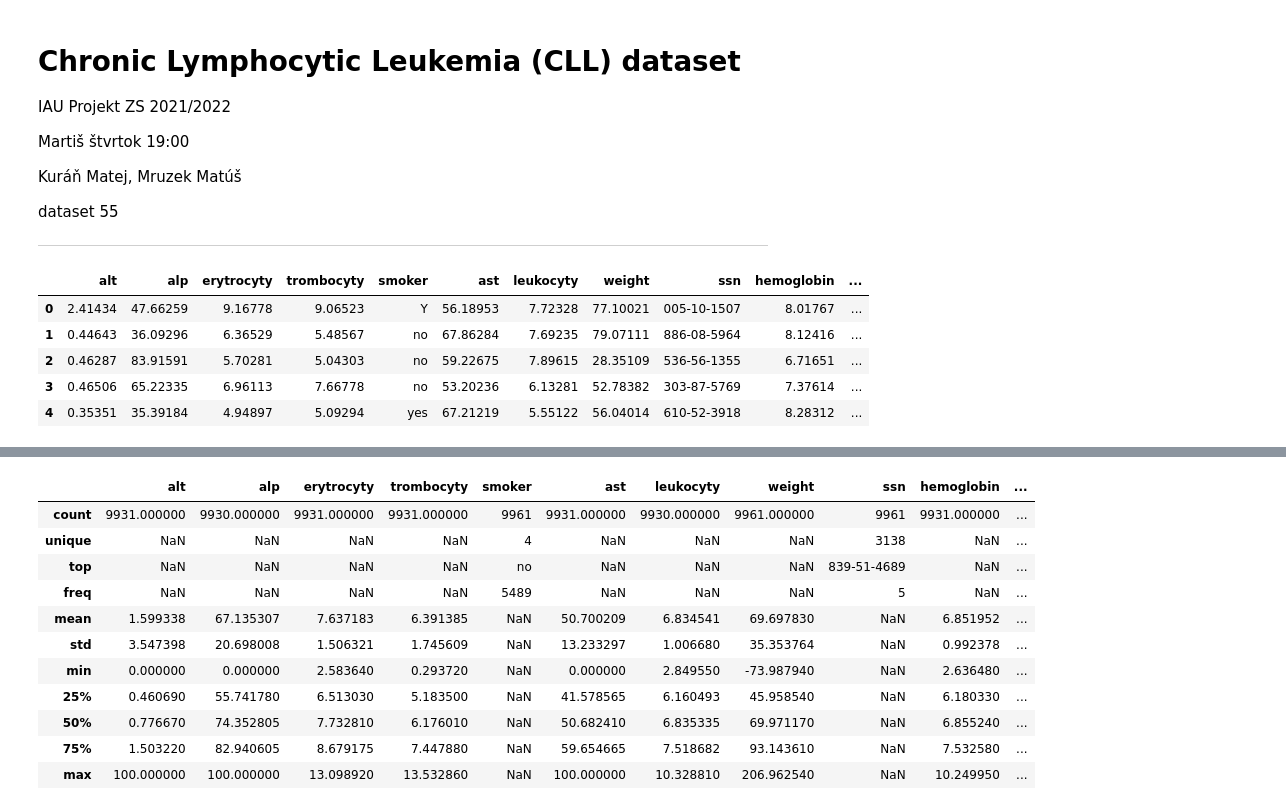
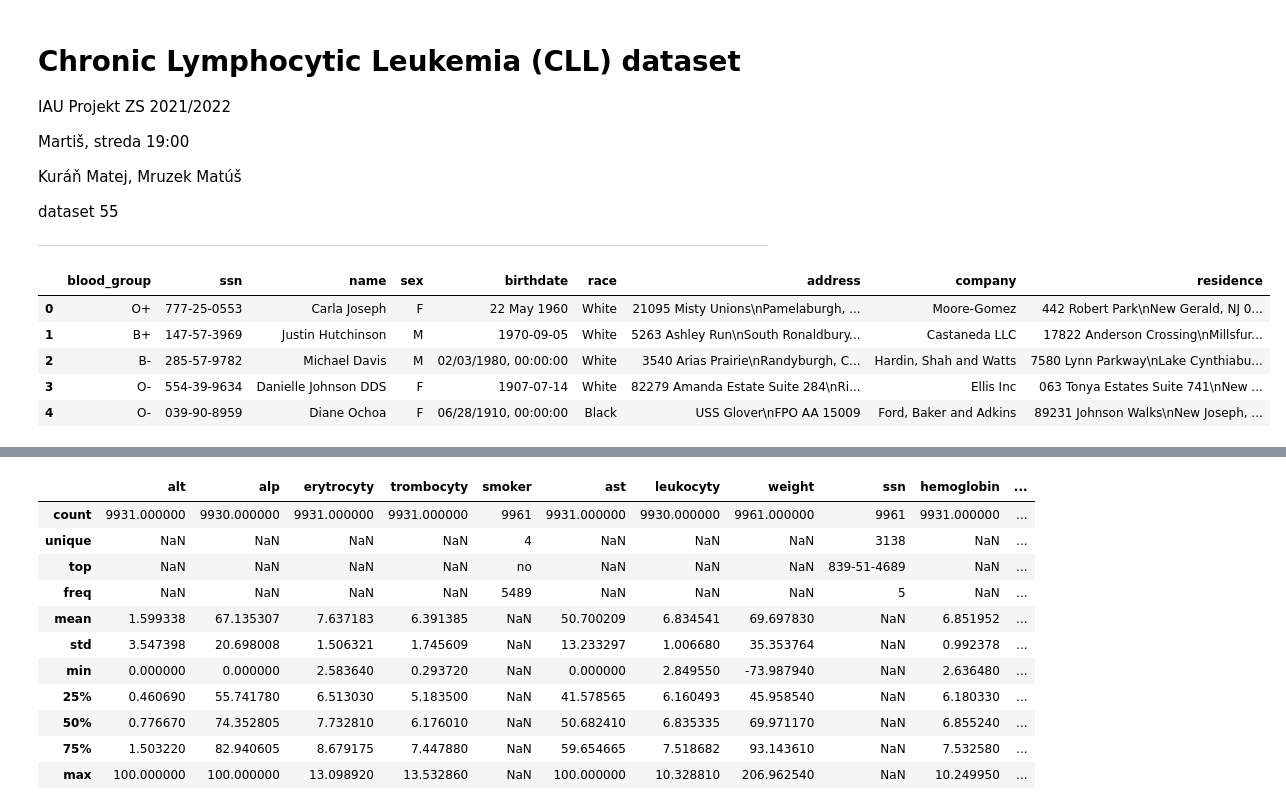
Before and after one commit to Kurky/IAU-projekt, a Jupyter notebook: IAU-projekt.ipynb, the cells around one changed output, grey strips where cells are left out. Saved outputs shown, nothing was run; the diff lists cells and outputs as text; code cells hidden in the pictures.

Commit message:
Načítanie profiles.csv, vysvetlivky k labor.csv

```diff
--- a/IAU-projekt.ipynb
+++ b/IAU-projekt.ipynb
@@ -2,7 +2,7 @@
 # Chronic Lymphocytic Leukemia (CLL) dataset
 IAU Projekt ZS 2021/2022
 
-Martiš štvrtok 19:00
+Martiš, streda 19:00
 
 Kuráň Matej, Mruzek Matúš
 
@@ -15,11 +15,13 @@ import pandas as pd
 import seaborn as sns
 # %%
 labor = pd.read_csv('055/labor.csv', sep='\t', header=0, index_col=0)
-labor.head()
+profiles = pd.read_csv('055/profiles.csv', sep='\t', header=0, index_col=0)
-# %% [output]
-|  | alt | alp | erytrocyty | trombocyty | smoker | ast | leukocyty | weight | ssn | hemoglobin | ... |
-| 0 | 2.41434 | 47.66259 | 9.16778 | 9.06523 | Y | 56.18953 | 7.72328 | 77.10021 | 005-10-1507 | 8.01767 | ... |
-| 1 | 0.44643 | 36.09296 | 6.36529 | 5.48567 | no | 67.86284 | 7.69235 | 79.07111 | 886-08-5964 | 8.12416 | ... |
-| 2 | 0.46287 | 83.91591 | 5.70281 | 5.04303 | no | 59.22675 | 7.89615 | 28.35109 | 536-56-1355 | 6.71651 | ... |
-| 3 | 0.46506 | 65.22335 | 6.96113 | 7.66778 | no | 53.20236 | 6.13281 | 52.78382 | 303-87-5769 | 7.37614 | ... |
-| 4 | 0.35351 | 35.39184 | 4.94897 | 5.09294 | yes | 67.21219 | 5.55122 | 56.04014 | 610-52-3918 | 8.28312 | ... |
+# %%
+profiles.head()
+# %% [output]
+|  | blood_group | ssn | name | sex | birthdate | race | address | company | residence |
+| 0 | O+ | 777-25-0553 | Carla Joseph | F | 22 May 1960 | White | 21095 Misty Unions\nPamelaburgh, ... | Moore-Gomez | 442 Robert Park\nNew Gerald, NJ 0... |
+| 1 | B+ | 147-57-3969 | Justin Hutchinson | M | 1970-09-05 | White | 5263 Ashley Run\nSouth Ronaldbury... | Castaneda LLC | 17822 Anderson Crossing\nMillsfur... |
+| 2 | B- | 285-57-9782 | Michael Davis | M | 02/03/1980, 00:00:00 | White | 3540 Arias Prairie\nRandyburgh, C... | Hardin, Shah and Watts | 7580 Lynn Parkway\nLake Cynthiabu... |
+| 3 | O- | 554-39-9634 | Danielle Johnson DDS | F | 1907-07-14 | White | 82279 Amanda Estate Suite 284\nRi... | Ellis Inc | 063 Tonya Estates Suite 741\nNew ... |
+| 4 | O- | 039-90-8959 | Diane Ochoa | F | 06/28/1910, 00:00:00 | Black | USS Glover\nFPO AA 15009 | Ford, Baker and Adkins | 89231 Johnson Walks\nNew Joseph, ... |
```
Also changed, not shown: parts of 4 cells of this notebook.
